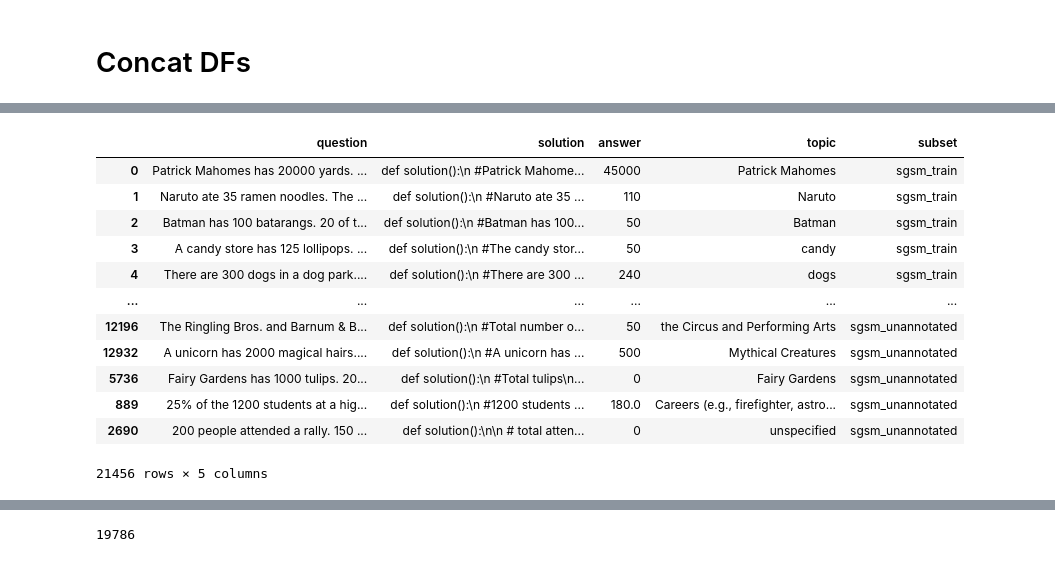
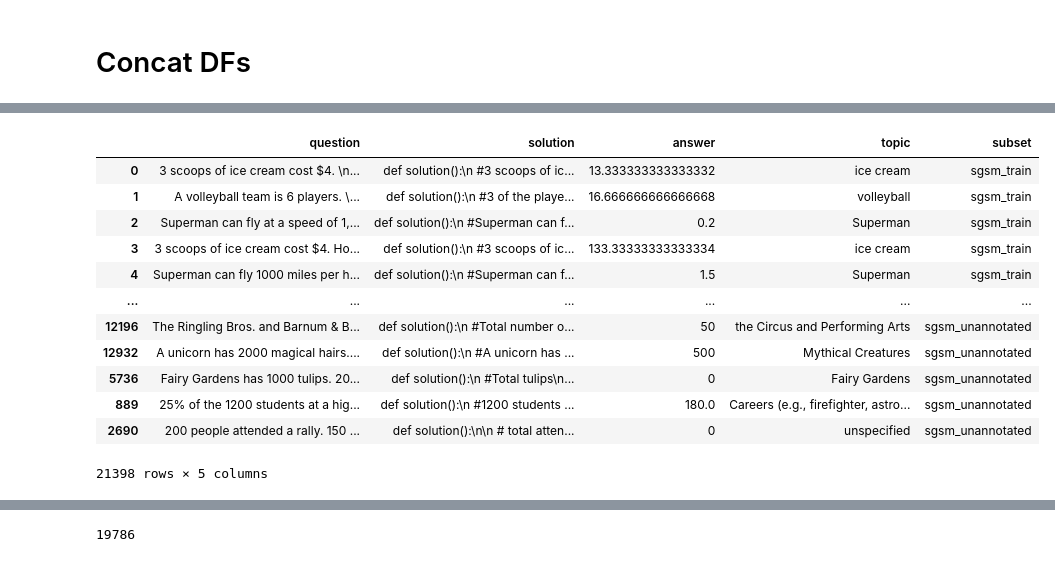
Before and after one commit to bryanchrist/llama2-70b, a Jupyter notebook: Parse_MATHWELL_Unannotated.ipynb, the cells around one changed output, grey strips where cells are left out. Drawn from its saved outputs; the diff is of its cells as text; code cells hidden in the pictures.

```diff
--- a/Parse_MATHWELL_Unannotated.ipynb
+++ b/Parse_MATHWELL_Unannotated.ipynb
@@ -308,39 +308,39 @@ df ## last run had 17692
 # %%
 #df = pd.read_csv('data/sgsm_unannotated.csv')
 def parse_solution(df):
     if "\nBe" in df['solution']:
         solution = df['solution'].split("\nBe")[0]
     if "##" in df['solution']:
         solution = df['solution'].split("##")[0]
     else:
         solution = df['solution']
     return solution
 df['solution'] = df.apply(parse_solution, axis =1)
 df.to_csv("data/sgsm_unannotated.csv")
 sgsm_train = pd.read_csv('data/sgsm_train.csv')
-sgsm_train = sgsm_train.drop_duplicates(subset= 'question')
-sgsm_train.to_csv('data/sgsm_train.csv')
+# sgsm_train = sgsm_train.drop_duplicates(subset= 'question')
+# sgsm_train.to_csv('data/sgsm_train.csv')
 sgsm_train['subset'] = 'sgsm_train'
 df['subset'] = 'sgsm_unannotated'
 sgsm = pd.concat([sgsm_train, df])
 sgsm = sgsm[['question', 'solution', 'answer', 'topic', 'subset']]
 #sgsm.to_csv('data/sgsm.csv')
 #sgsm = sgsm.drop_duplicates(subset = ['question', 'subset'])
 sgsm
 # %% [output]
 |  | question | solution | answer | topic | subset |
-| 0 | Patrick Mahomes has 20000 yards. ... | def solution():\n #Patrick Mahome... | 45000 | Patrick Mahomes | sgsm_train |
-| 1 | Naruto ate 35 ramen noodles. The ... | def solution():\n #Naruto ate 35 ... | 110 | Naruto | sgsm_train |
-| 2 | Batman has 100 batarangs. 20 of t... | def solution():\n #Batman has 100... | 50 | Batman | sgsm_train |
-| 3 | A candy store has 125 lollipops. ... | def solution():\n #The candy stor... | 50 | candy | sgsm_train |
-| 4 | There are 300 dogs in a dog park.... | def solution():\n #There are 300 ... | 240 | dogs | sgsm_train |
+| 0 | 3 scoops of ice cream cost $4. \n... | def solution():\n #3 scoops of ic... | 13.333333333333332 | ice cream | sgsm_train |
+| 1 | A volleyball team is 6 players. \... | def solution():\n #3 of the playe... | 16.666666666666668 | volleyball | sgsm_train |
+| 2 | Superman can fly at a speed of 1,... | def solution():\n #Superman can f... | 0.2 | Superman | sgsm_train |
+| 3 | 3 scoops of ice cream cost $4. Ho... | def solution():\n #3 scoops of ic... | 133.33333333333334 | ice cream | sgsm_train |
+| 4 | Superman can fly 1000 miles per h... | def solution():\n #Superman can f... | 1.5 | Superman | sgsm_train |
 | ... | ... | ... | ... | ... | ... |
 | 12196 | The Ringling Bros. and Barnum & B... | def solution():\n #Total number o... | 50 | the Circus and Performing Arts | sgsm_unannotated |
 | 12932 | A unicorn has 2000 magical hairs.... | def solution():\n #A unicorn has ... | 500 | Mythical Creatures | sgsm_unannotated |
 | 5736 | Fairy Gardens has 1000 tulips. 20... | def solution():\n #Total tulips\n... | 0 | Fairy Gardens | sgsm_unannotated |
 | 889 | 25% of the 1200 students at a hig... | def solution():\n #1200 students ... | 180.0 | Careers (e.g., firefighter, astro... | sgsm_unannotated |
 | 2690 | 200 people attended a rally. 150 ... | def solution():\n\n # total atten... | 0 | unspecified | sgsm_unannotated |
-21456 rows × 5 columns
+21398 rows × 5 columns
 # %%
 sgsm = sgsm.drop_duplicates(subset = 'question')
 sgsm
```
Also changed, not shown: parts of 8 cells of this notebook, 12 other files.
